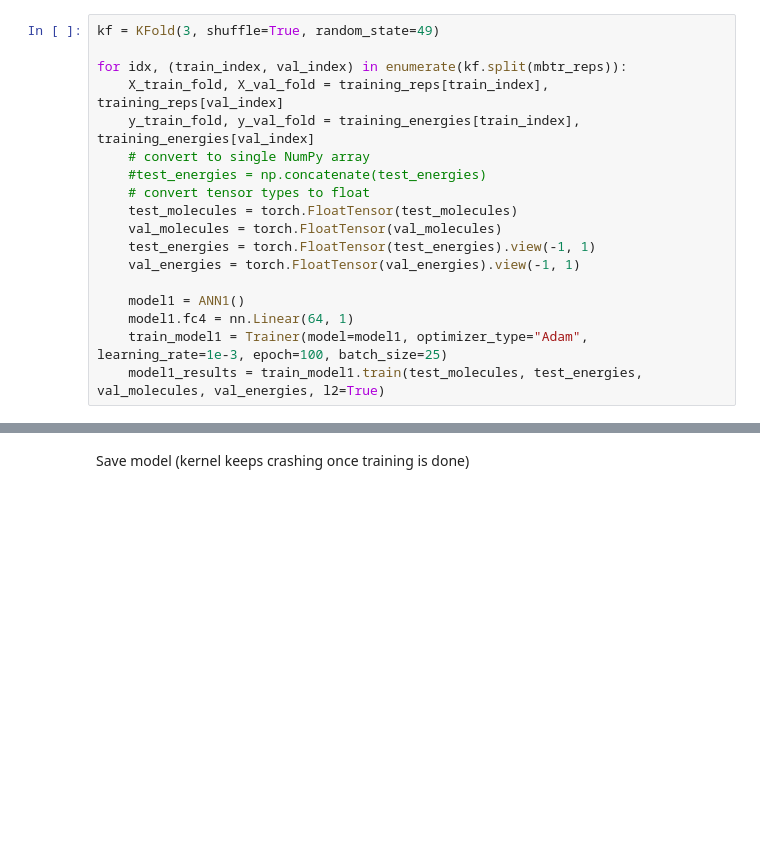
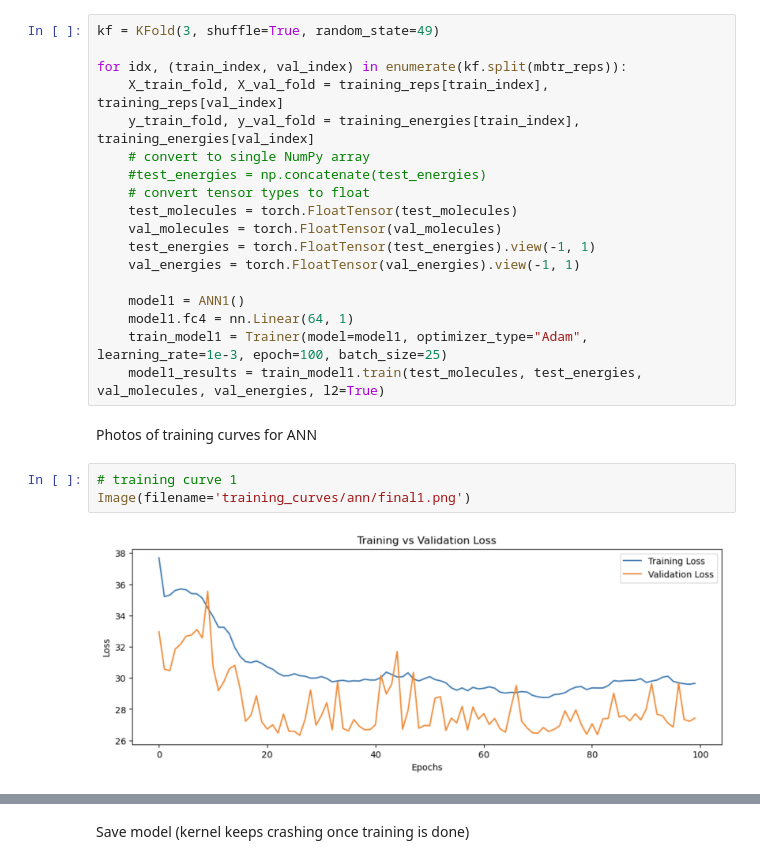
Before and after one commit to koreogundele/chem277b-final-project, a Jupyter notebook: predicting_ani_energies.ipynb, the cells around one changed output, grey strips where cells are left out. Cells and saved outputs as stored; diff of their text form; blank space fills up the shorter version.

```diff
--- a/predicting_ani_energies.ipynb
+++ b/predicting_ani_energies.ipynb
@@ -7128,3 +7154,10 @@ for idx, (train_index, val_index) in enumerate(kf.split(mbtr_reps)):
     model1.fc4 = nn.Linear(64, 1)
     train_model1 = Trainer(model=model1, optimizer_type="Adam", learning_rate=1e-3, epoch=100, batch_size=25)
     model1_results = train_model1.train(test_molecules, test_energies, val_molecules, val_energies, l2=True)
+# %% [markdown]
+Photos of training curves for ANN
+# %%
+# training curve 1
+Image(filename='training_curves/ann/final1.png')
+# %% [output]
+[figure, added]
```
Also changed, not shown: parts of 11 cells of this notebook.
